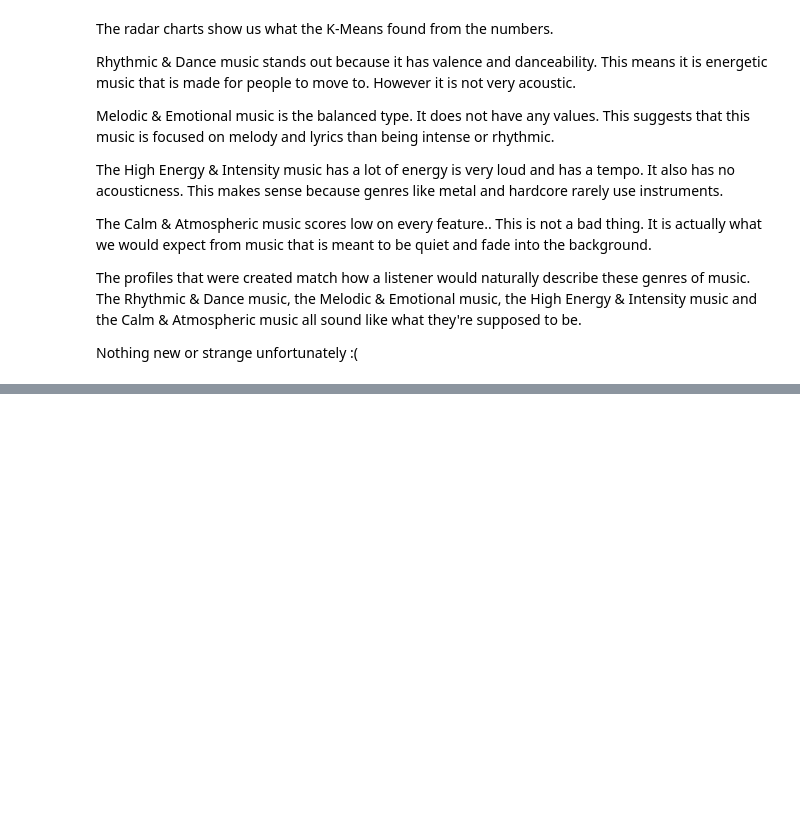
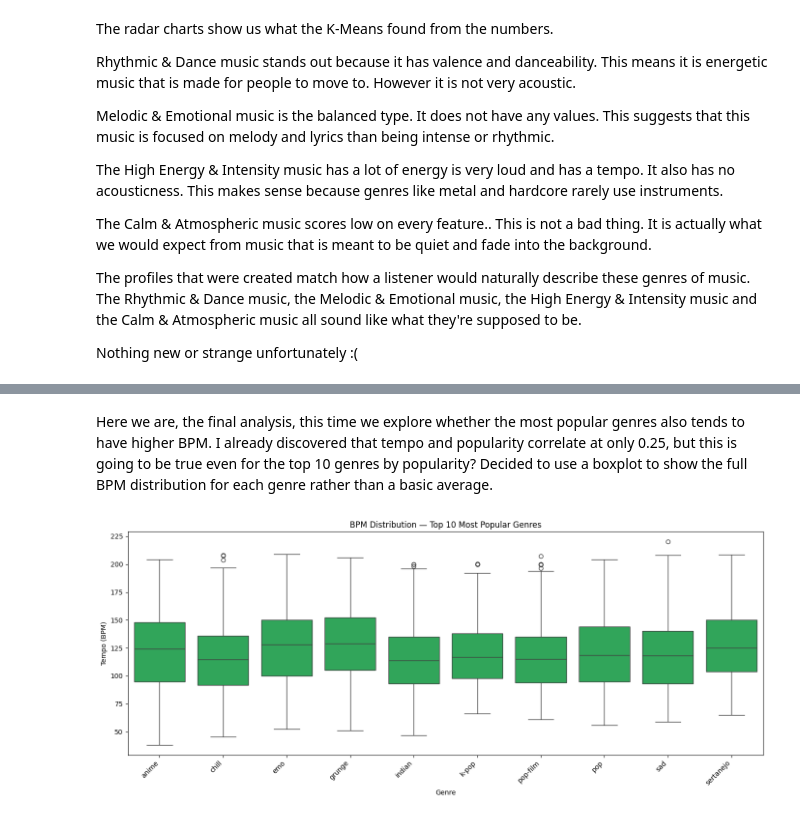
Before and after one commit to TortorelliRocco/Spotify_Analysis, a Jupyter notebook: SpotifyProject.ipynb, the cells around one changed output, grey strips where cells are left out. Cells and saved outputs as stored; diff of their text form; code cells hidden in the pictures; blank space fills up the shorter version.

```diff
--- a/SpotifyProject.ipynb
+++ b/SpotifyProject.ipynb
@@ -519,0 +590,19 @@ Nothing new or strange unfortunately :(
+# %% [markdown]
+Here we are, the final analysis, this time we explore whether the most popular genres also tends to have higher BPM.
+I already discovered that tempo and popularity correlate at only 0.25, but this is going to be true even for the top 10 genres by popularity?
+Decided to use a boxplot to show the full BPM distribution for each genre rather than a basic average.
+# %%
+top10_genres = df.groupby('track_genre')['popularity'].mean().sort_values(ascending=False).head(10).index
+
+df_top10 = df[df['track_genre'].isin(top10_genres)]
+
+plt.figure(figsize=(14, 6))
+sns.boxplot(x='track_genre', y='tempo', data=df_top10, color='#1DB954')
+plt.title('BPM Distribution — Top 10 Most Popular Genres')
+plt.xlabel('Genre')
+plt.ylabel('Tempo (BPM)')
+plt.xticks(rotation=45, ha='right')
+plt.tight_layout()
+plt.show()
+# %% [output]
+[figure, added]
```
Also changed, not shown: parts of 9 cells of this notebook.
